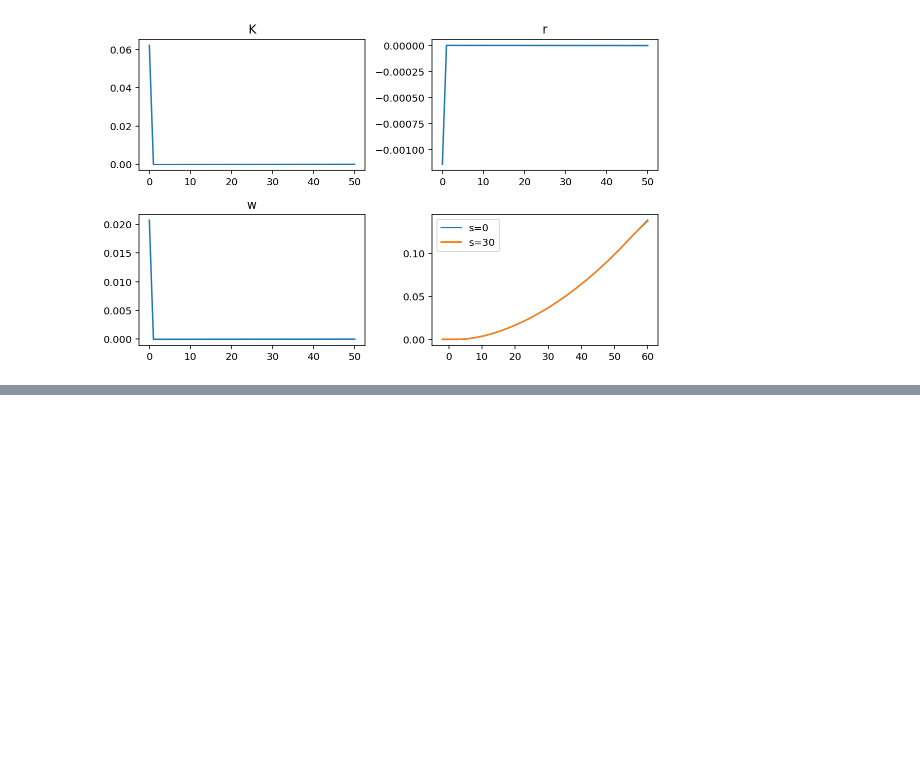
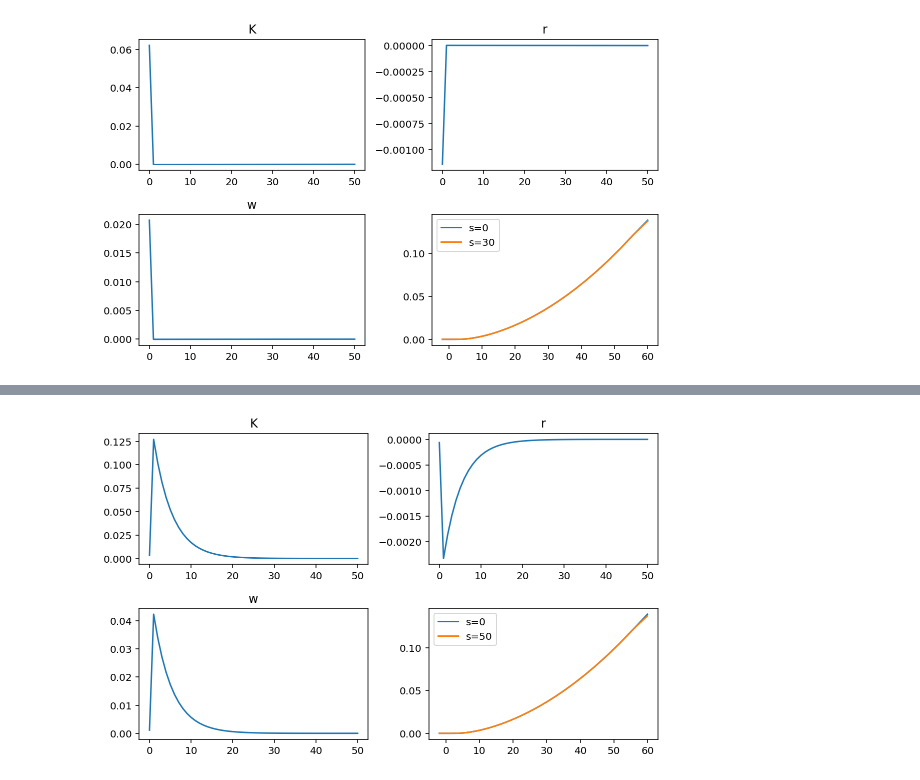
Before and after one commit to jbduarte/Computational-Methods-in-Macro, a Jupyter notebook: Week 5- Aggregate Uncertainty/MIT_shock.ipynb, the cells around one changed output, grey strips where cells are left out. Saved outputs shown, nothing was run; the diff lists cells and outputs as text; code cells hidden in the pictures; blank space fills up the shorter version.

```diff
--- a/Week 5- Aggregate Uncertainty/MIT_shock.ipynb
+++ b/Week 5- Aggregate Uncertainty/MIT_shock.ipynb
@@ -147,3 +37,0 @@ array([-3.93435284e-14])
-# %%
-import scipy.optimize as opt
-sol = opt.root_scalar(total_A, bracket = [-0.11, -0.10]).root
@@ -681,0 +351,21 @@ plt.show()
+# %%
+s = 50
+epsilons = np.ones(s+1)*0
+epsilons[0] = 0.02
+
+def A(A0, epsilon, rho = 0.5):
+    return 1-rho + rho*A0 + epsilon
+
+As = [1.0]
+
+for i in range(0,s):
+    As.append(A(As[i], epsilons[i], rho=0.8))
+
+As = np.array(As)
+# %%
+# Guess K sequence
+K0s = np.ones(s+1)*Kss
+
+gg_ss, gb_ss = policy(rd(Kss), r_to_w(rd(Kss)), rd(Kss), r_to_w(rd(Kss)))
+# %%
+aggK, ggs, gbs, dists = equilibrium_trans(K0s)
@@ -681,0 +390,16 @@ plt.show()
+# %%
+fig, ax = plt.subplots(2,2, figsize = (8,5))
+ax[0,0].plot(np.arange(0,s+1), (aggK-Kss)/Kss*100)
+ax[0,0].set_title('K')
+ax[0,1].plot(np.arange(0,s+1), (rd(aggK)-rd(Kss))*100)
+ax[0,1].set_title('r')
+ax[1,0].plot(np.arange(0,s+1), (r_to_w(rd(aggK))-r_to_w(rd(Kss)))/r_to_w(rd(Kss))*100)
+ax[1,0].set_title('w')
+
+ax[1,1].plot(a_vals, dists[1][0:N]+dists[1][N:], label = 's=0')
+ax[1,1].plot(a_vals, dists[49][0:N]+dists[49][N:], label = 's=50')
+ax[1,1].legend()
+plt.tight_layout()
+plt.show()
+# %% [output]
+[figure, added]
```
Also changed, not shown: parts of 24 cells of this notebook.
